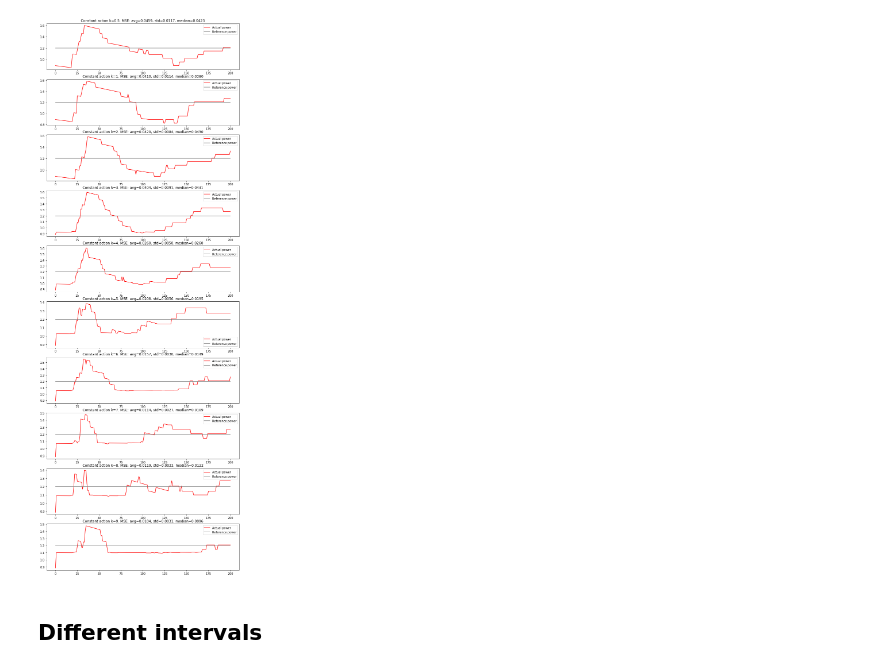
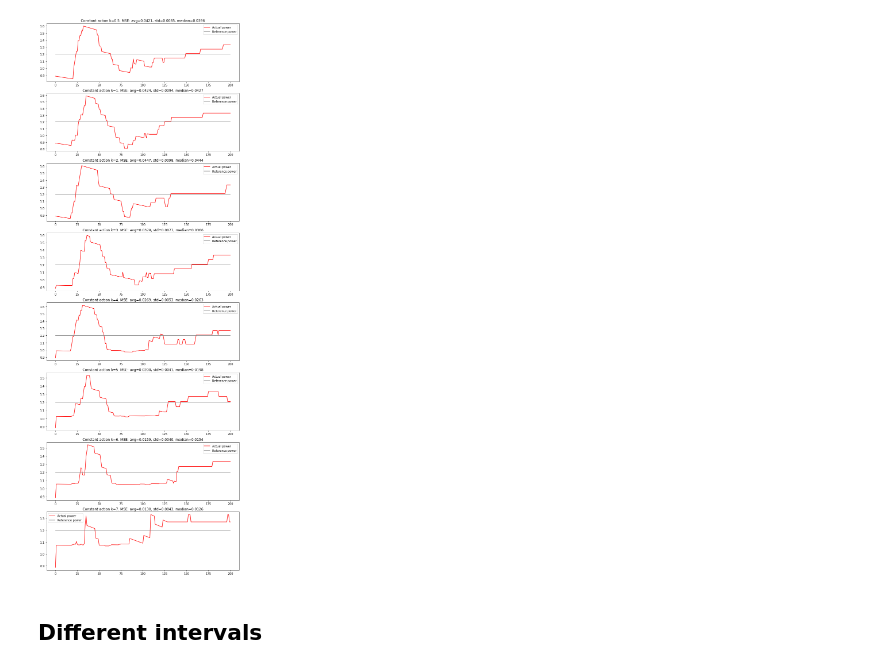
Before and after one commit to OlehLuk/rl-power-control, a Jupyter notebook: experiments/results/ps_stoch_discretization.ipynb, the cells around one changed output. Cells and saved outputs as stored; diff of their text form; code cells hidden in the pictures.

```diff
--- a/experiments/results/ps_stoch_discretization.ipynb
+++ b/experiments/results/ps_stoch_discretization.ipynb
@@ -7,10 +7,10 @@ perf_viol_split, perf_violins
 # %%
 case_folder = "ps_stoch_adv/"
 # %%
-baseline_name = "ps_stoch/constant_action_variation_20-10-2019_19-55"
+baseline_name = "ps_stoch/new_compete/baseline12_50ep_1s"
 report_const_experiment(baseline_name, fig_size=(12, 35))
 # %% [output]
-[figure, old version]
+[figure, new version]
 # %% [markdown]
 ## Different intervals
 # %%
```
Also changed, not shown: parts of 17 cells of this notebook, 2 other files.
